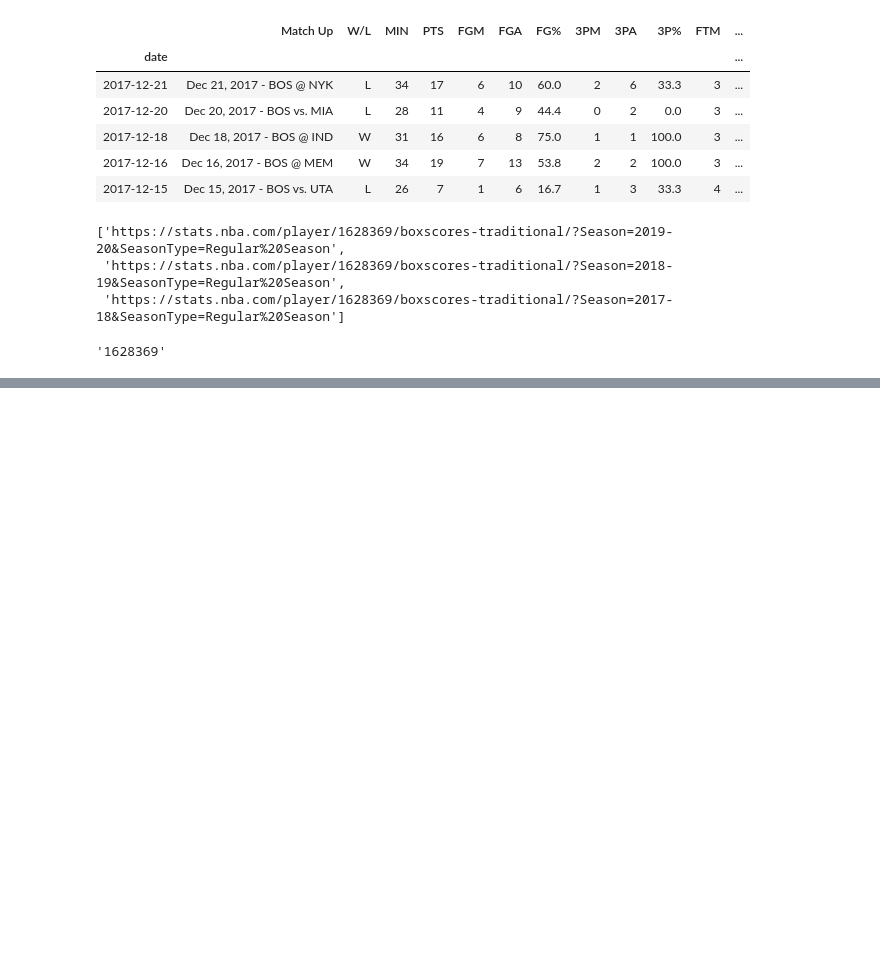
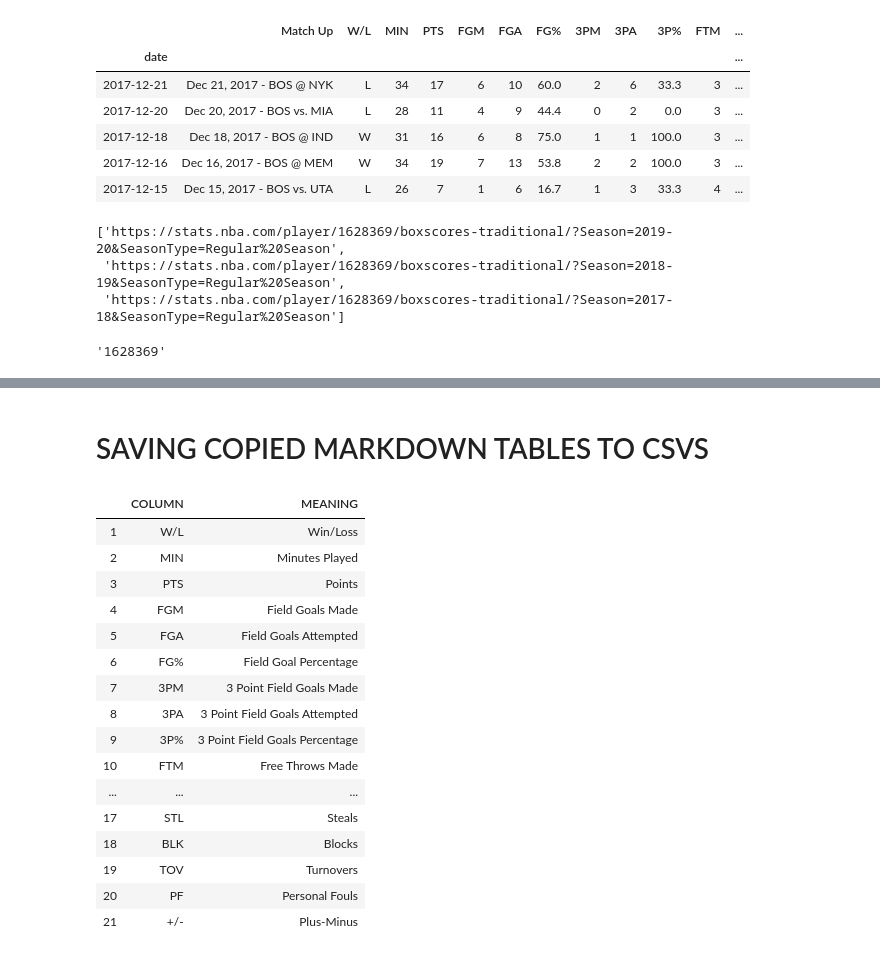
Before and after one commit to jirvingphd/nba_fantasy_fanduel, a Jupyter notebook: nba_player_modeling.ipynb, the cells around one changed output, grey strips where cells are left out. Cells and saved outputs as stored; diff of their text form; code cells hidden in the pictures; blank space fills up the shorter version.

Commit message:
Added CSVs for column names and pt conversion

```diff
--- a/nba_player_modeling.ipynb
+++ b/nba_player_modeling.ipynb
@@ -461,0 +459,2 @@ season_urls[0].split('/')[4]
+# %% [markdown]
+# SAVING COPIED MARKDOWN TABLES TO CSVS
@@ -461,0 +470,22 @@ season_urls[0].split('/')[4]
+# %%
+# df_nba_stats_glossary.to_csv('nba_stats_glossary.csv')
+df_nba_stats_glossary=pd.read_csv('nba_stats_glossary.csv',index_col=0)
+df_nba_stats_glossary
+# %% [output]
+|  | COLUMN | MEANING |
+| 1 | W/L | Win/Loss |
+| 2 | MIN | Minutes Played |
+| 3 | PTS | Points |
+| 4 | FGM | Field Goals Made |
+| 5 | FGA | Field Goals Attempted |
+| 6 | FG% | Field Goal Percentage |
+| 7 | 3PM | 3 Point Field Goals Made |
+| 8 | 3PA | 3 Point Field Goals Attempted |
+| 9 | 3P% | 3 Point Field Goals Percentage |
+| 10 | FTM | Free Throws Made |
+| ... | ... | ... |
+| 17 | STL | Steals |
+| 18 | BLK | Blocks |
+| 19 | TOV | Turnovers |
+| 20 | PF | Personal Fouls |
+| 21 | +/- | Plus-Minus |
```
Also changed, not shown: parts of 7 cells of this notebook, 3 other files.
